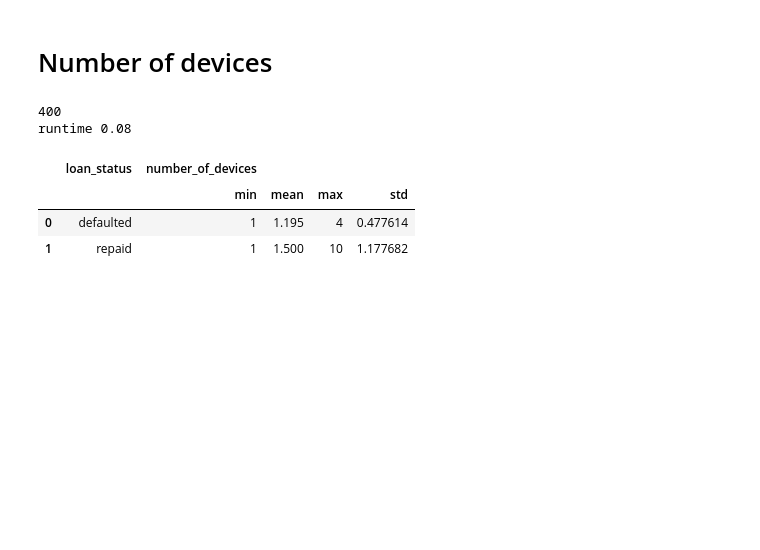
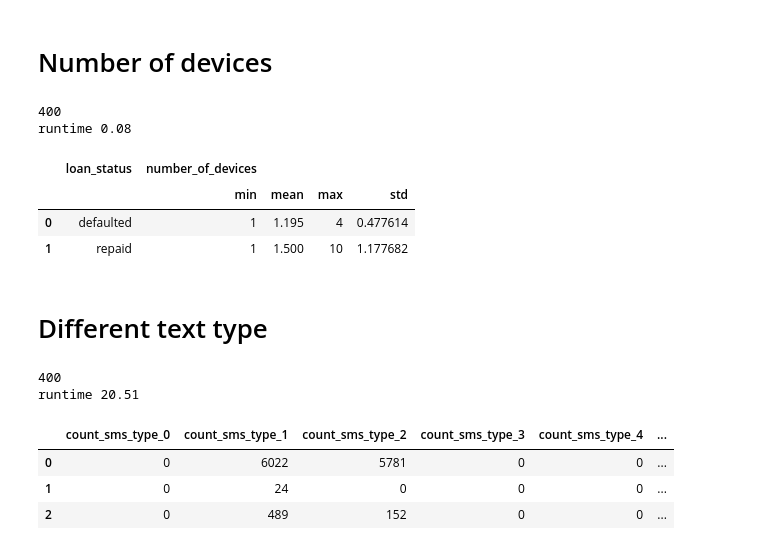
Before and after one commit to matthewmok/branch, a Jupyter notebook: 2_generating_hypothesis_and_checking_with_data.ipynb, the cells around one changed output. Drawn from its saved outputs; the diff is of its cells as text; code cells hidden in the pictures; blank space fills up the shorter version.

```diff
--- a/2_generating_hypothesis_and_checking_with_data.ipynb
+++ b/2_generating_hypothesis_and_checking_with_data.ipynb
@@ -405,3 +426,39 @@ grouped_devices
 |  |  | min | mean | max | std |
 | 0 | defaulted | 1 | 1.195 | 4 | 0.477614 |
 | 1 | repaid | 1 | 1.500 | 10 | 1.177682 |
+# %% [markdown]
+# Different text type
+# %%
+start_time = time.time()
+text_data = []
+for uid in user_ids:
+    devices = glob.glob('../logs/user-%d/*' %uid)
+    sms_logs = []
+    sms_logs += [glob.glob(d+'/collated_sms_log.txt') for d in devices]
+    count_text_type = []
+    total_text = 0
+    for sms_log in sms_logs:
+        if len(sms_log) > 0:
+            df_sms = pd.read_json(sms_log[0])
+            if len(df_sms) > 0:
+                total_text += len(df_sms)
+                for i in range(7):  # 7 types of text
+                    count_text_type.append(len(df_sms[df_sms['sms_type'] == i]))
+    user_data = {'user_id':uid, 'total_text':total_text}
+    for i in range(7):
+        user_data['count_sms_type_%d' %i] = count_text_type[i]
+    text_data.append(user_data)
+print len(text_data)
+print 'runtime %.2f' %(time.time() - start_time)
+# %% [output]
+400
+runtime 20.51
+# %%
+text_data = pd.DataFrame(text_data)
+text_data = text_data.merge(df[['user_id', 'loan_status']], how = 'inner', on = 'user_id')
+text_data.head(3)
+# %% [output]
+|  | count_sms_type_0 | count_sms_type_1 | count_sms_type_2 | count_sms_type_3 | count_sms_type_4 | ... |
+| 0 | 0 | 6022 | 5781 | 0 | 0 | ... |
+| 1 | 0 | 24 | 0 | 0 | 0 | ... |
+| 2 | 0 | 489 | 152 | 0 | 0 | ... |
```
Also changed, not shown: parts of 14 cells of this notebook, 1 other file.
